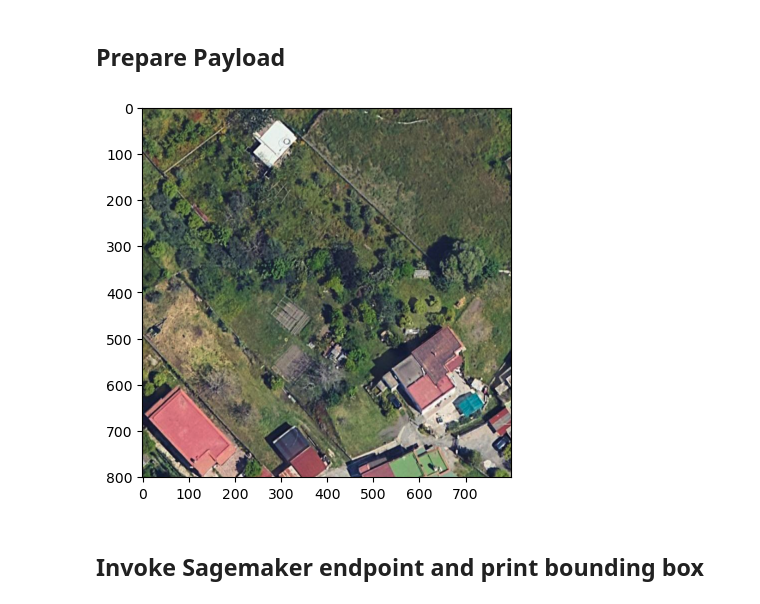
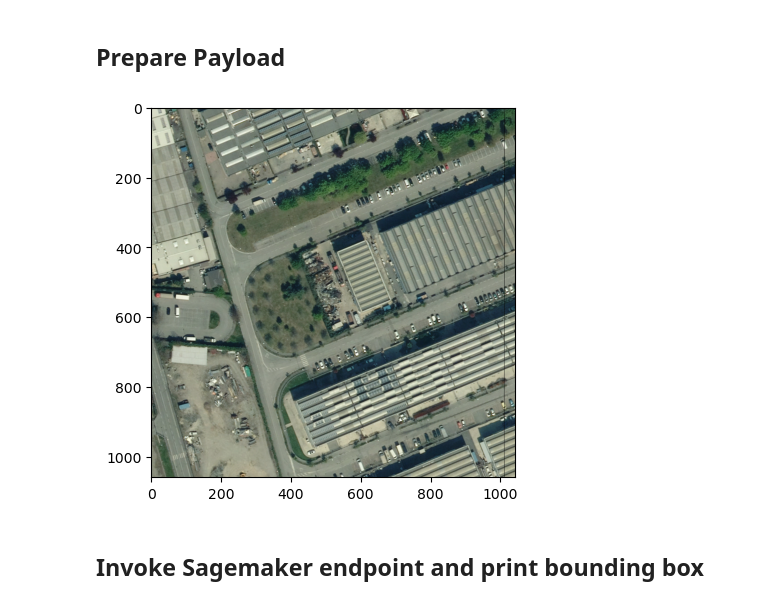
Before and after one commit to aka-somix/earth-overwatch, a Jupyter notebook: scripts/notebooks/landfill_inference.ipynb, the cells around one changed output. Drawn from its saved outputs; the diff is of its cells as text; code cells hidden in the pictures.

```diff
--- a/scripts/notebooks/landfill_inference.ipynb
+++ b/scripts/notebooks/landfill_inference.ipynb
@@ -43,23 +43,23 @@ ENDPOINT_NAME = "scrnts-dev-landfill-yolo-endpoint"
 # %%
 import base64
 import cv2
 from matplotlib import pyplot as plt
 
 
-img_name = "inference-1.png"
+img_name = "inference-4.png"
 image_base64 = None
 
 # Open image as base64
 image_path = os.path.join(DATA_PATH, img_name)
 with open(image_path, "rb") as image_file:
     image_base64 = base64.b64encode(image_file.read()).decode("utf-8")
 
 image_cv2 = cv2.imread(image_path)
 image_cv2_rgb = cv2.cvtColor(image_cv2, cv2.COLOR_BGR2RGB)
 plt.imshow(image_cv2_rgb)
 plt.show()
 # %% [output]
-[figure, old version]
+[figure, new version]
 # %% [markdown]
 ## Invoke Sagemaker endpoint and print bounding box
 # %%
```
Also changed, not shown: parts of 3 cells of this notebook, 1 other file.
